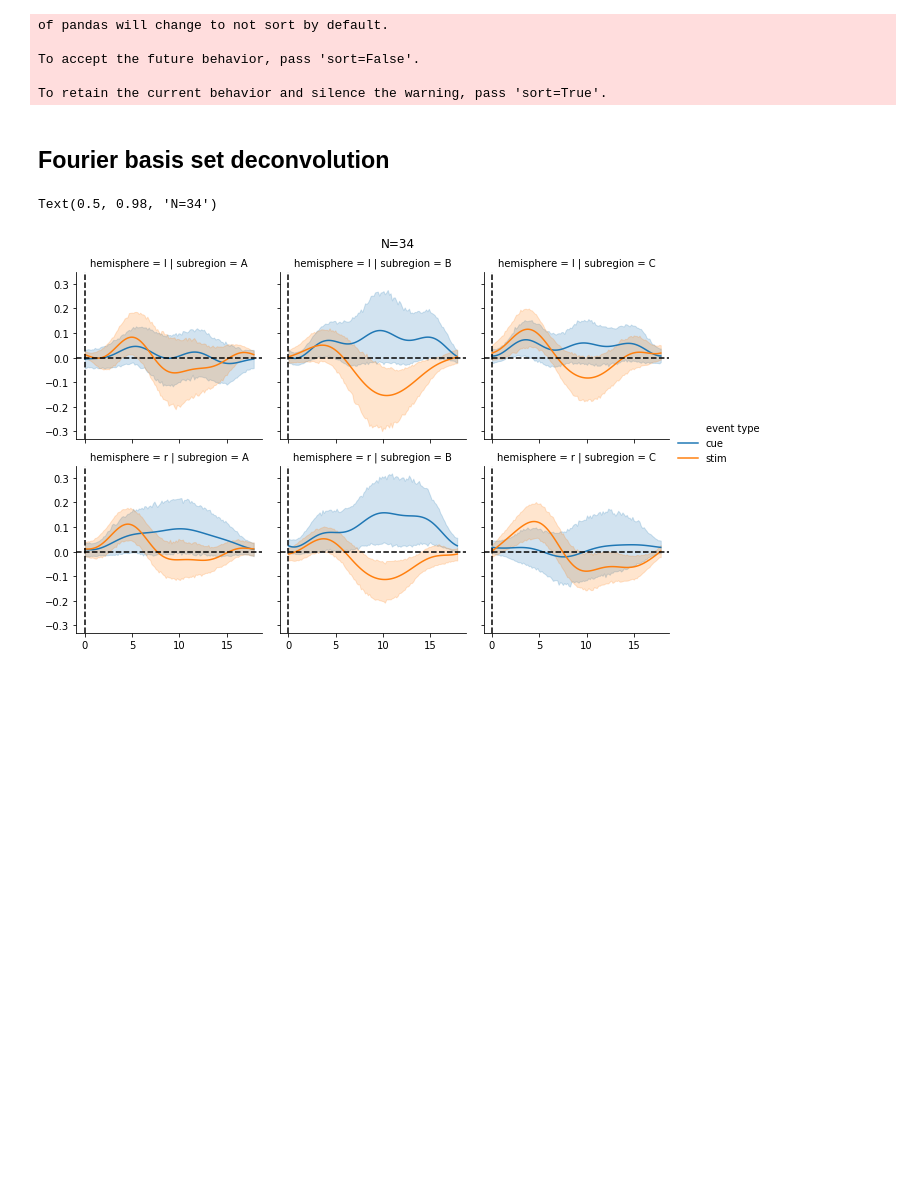
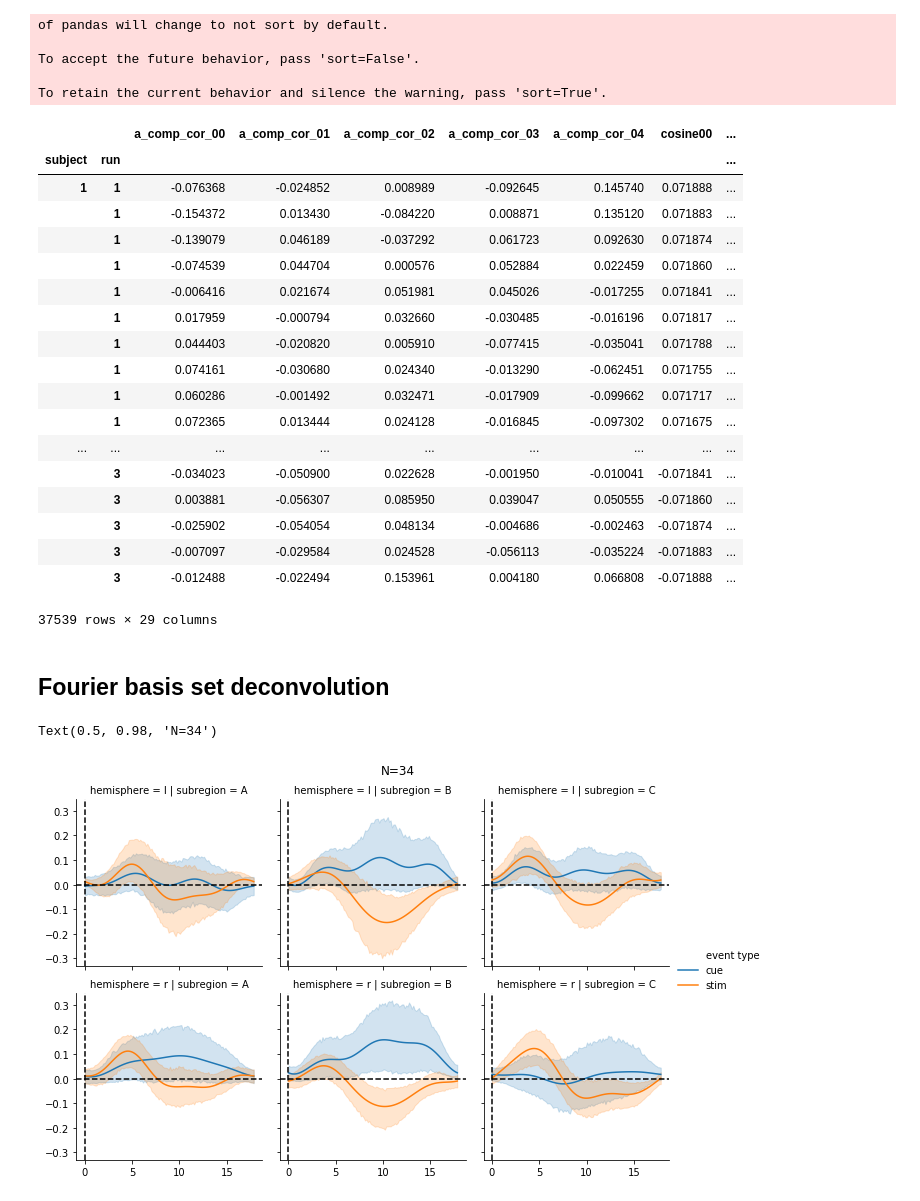
Before and after one commit to StevenM1/STNrep, a Jupyter notebook: Deconvolution.ipynb, the cells around one changed output. Saved outputs shown, nothing was run; the diff lists cells and outputs as text; code cells hidden in the pictures; blank space fills up the shorter version.

```diff
--- a/Deconvolution.ipynb
+++ b/Deconvolution.ipynb
@@ -133,6 +155,28 @@ of pandas will change to not sort by default.
 To accept the future behavior, pass 'sort=False'.
 
 To retain the current behavior and silence the warning, pass 'sort=True'.
+# %%
+confounds_deconv
+# %% [output]
+|  |  | a_comp_cor_00 | a_comp_cor_01 | a_comp_cor_02 | a_comp_cor_03 | a_comp_cor_04 | cosine00 | ... |
+| subject | run |  |  |  |  |  |  | ... |
+| 1 | 1 | -0.076368 | -0.024852 | 0.008989 | -0.092645 | 0.145740 | 0.071888 | ... |
+|  | 1 | -0.154372 | 0.013430 | -0.084220 | 0.008871 | 0.135120 | 0.071883 | ... |
+|  | 1 | -0.139079 | 0.046189 | -0.037292 | 0.061723 | 0.092630 | 0.071874 | ... |
+|  | 1 | -0.074539 | 0.044704 | 0.000576 | 0.052884 | 0.022459 | 0.071860 | ... |
+|  | 1 | -0.006416 | 0.021674 | 0.051981 | 0.045026 | -0.017255 | 0.071841 | ... |
+|  | 1 | 0.017959 | -0.000794 | 0.032660 | -0.030485 | -0.016196 | 0.071817 | ... |
+|  | 1 | 0.044403 | -0.020820 | 0.005910 | -0.077415 | -0.035041 | 0.071788 | ... |
+|  | 1 | 0.074161 | -0.030680 | 0.024340 | -0.013290 | -0.062451 | 0.071755 | ... |
+|  | 1 | 0.060286 | -0.001492 | 0.032471 | -0.017909 | -0.099662 | 0.071717 | ... |
+|  | 1 | 0.072365 | 0.013444 | 0.024128 | -0.016845 | -0.097302 | 0.071675 | ... |
+| ... | ... | ... | ... | ... | ... | ... | ... | ... |
+|  | 3 | -0.034023 | -0.050900 | 0.022628 | -0.001950 | -0.010041 | -0.071841 | ... |
+|  | 3 | 0.003881 | -0.056307 | 0.085950 | 0.039047 | 0.050555 | -0.071860 | ... |
+|  | 3 | -0.025902 | -0.054054 | 0.048134 | -0.004686 | -0.002463 | -0.071874 | ... |
+|  | 3 | -0.007097 | -0.029584 | 0.024528 | -0.056113 | -0.035224 | -0.071883 | ... |
+|  | 3 | -0.012488 | -0.022494 | 0.153961 | 0.004180 | 0.066808 | -0.071888 | ... |
+37539 rows × 29 columns
 # %% [markdown]
 ## Fourier basis set deconvolution
 # %%
```
Also changed, not shown: parts of 2 cells of this notebook.
